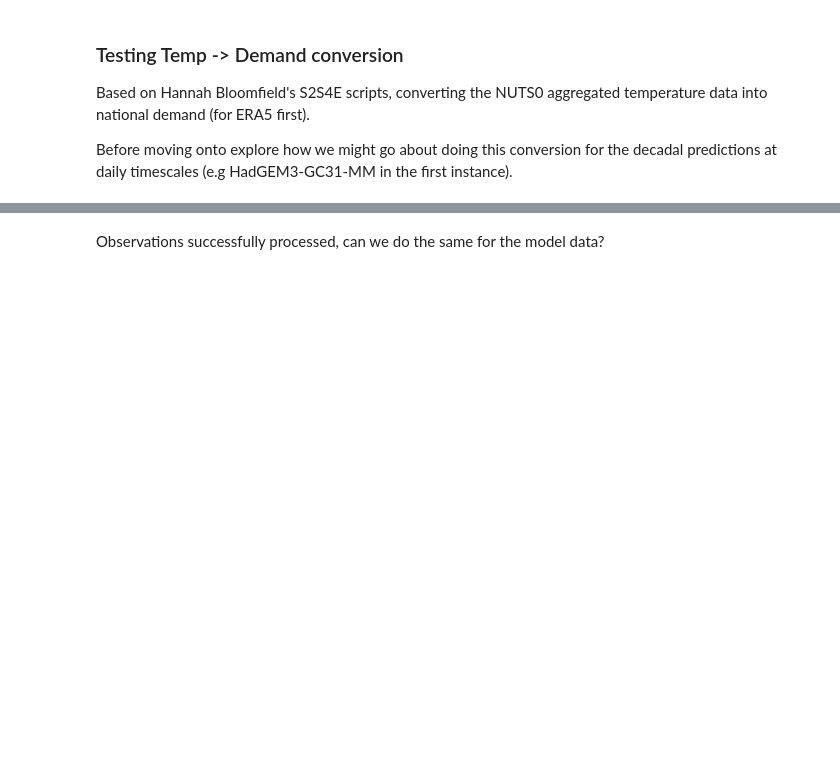
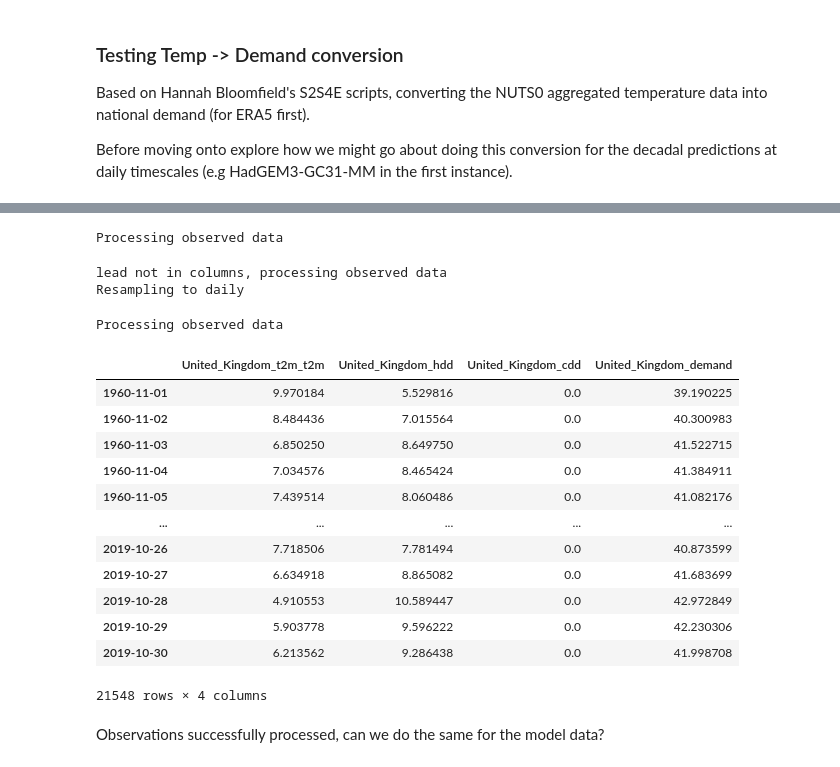
Before and after one commit to benhutchmet/unseen_multi_year, a Jupyter notebook: testing_demand.ipynb, the cells around one changed output, grey strips where cells are left out. Drawn from its saved outputs; the diff is of its cells as text; code cells hidden in the pictures; blank space fills up the shorter version.

```diff
--- a/testing_demand.ipynb
+++ b/testing_demand.ipynb
@@ -133,19 +240,26 @@ importlib.reload(func_dm)
 # %%
-# # Calculate the mean for the country
-# obs = func_dm.calc_spatial_mean(
-#     ds=obs,
-#     country=country_name,
-#     variable=obs_variable,
-#     convert_kelv_to_cel=True,
-# )
+# Calculate the mean for the country
+obs = func_dm.calc_spatial_mean(
+    ds=obs,
+    country=country_name,
+    variable=obs_variable,
+    convert_kelv_to_cel=True,
+)
+# %% [output]
+Processing observed data
 # %%
-# # Calculate HDD and CDD
-# obs_df = func_dm.calc_hdd_cdd(
-#     df=obs,
-#     temp_suffix=obs_variable,
-# )
+# Calculate HDD and CDD
+obs_df = func_dm.calc_hdd_cdd(
+    df=obs,
+    temp_suffix=obs_variable,
+)
+# %% [output]
+lead not in columns, processing observed data
+Resampling to daily
 # %%
-# # Calculate the national wd_demand
-# obs_df = func_dm.calc_national_wd_demand(
-#     df=obs_df,
-# )
+# Calculate the national wd_demand
+obs_df = func_dm.calc_national_wd_demand(
+    df=obs_df,
+)
+# %% [output]
+Processing observed data
@@ -154,3 +266,19 @@ importlib.reload(func_dm)
+# %%
+obs_df
+# %% [output]
+|  | United_Kingdom_t2m_t2m | United_Kingdom_hdd | United_Kingdom_cdd | United_Kingdom_demand |
+| 1960-11-01 | 9.970184 | 5.529816 | 0.0 | 39.190225 |
+| 1960-11-02 | 8.484436 | 7.015564 | 0.0 | 40.300983 |
+| 1960-11-03 | 6.850250 | 8.649750 | 0.0 | 41.522715 |
+| 1960-11-04 | 7.034576 | 8.465424 | 0.0 | 41.384911 |
+| 1960-11-05 | 7.439514 | 8.060486 | 0.0 | 41.082176 |
+| ... | ... | ... | ... | ... |
+| 2019-10-26 | 7.718506 | 7.781494 | 0.0 | 40.873599 |
+| 2019-10-27 | 6.634918 | 8.865082 | 0.0 | 41.683699 |
+| 2019-10-28 | 4.910553 | 10.589447 | 0.0 | 42.972849 |
+| 2019-10-29 | 5.903778 | 9.596222 | 0.0 | 42.230306 |
+| 2019-10-30 | 6.213562 | 9.286438 | 0.0 | 41.998708 |
+21548 rows × 4 columns
 # %% [markdown]
 Observations successfully processed, can we do the same for the model data?
 # %%
```
Also changed, not shown: parts of 24 cells of this notebook, 2 other files.
